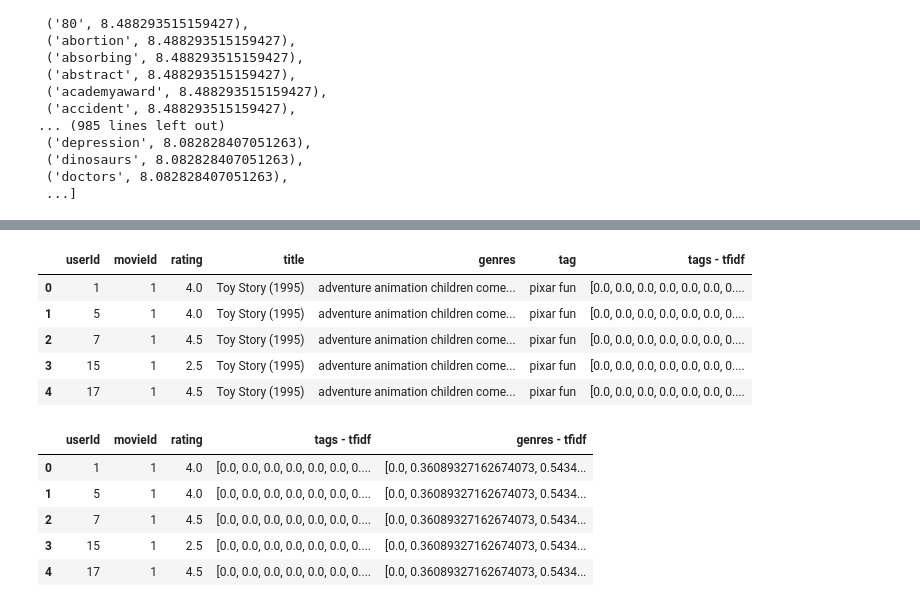
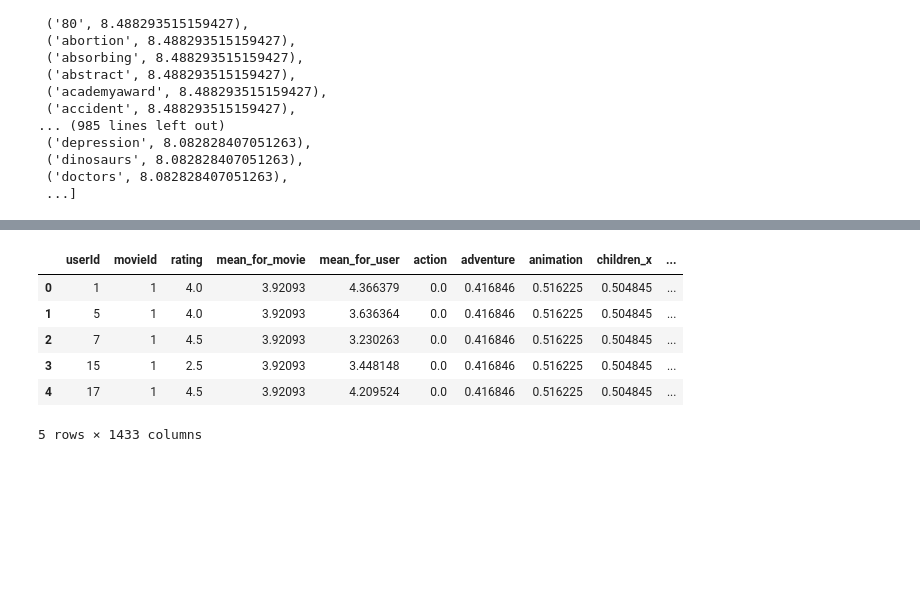
Before and after one commit to AnnaIvanova90/rsml-2, a Jupyter notebook: ml-latest-small/ml-latest-small/hw_1.ipynb, the cells around one changed output, grey strips where cells are left out. Saved outputs shown, nothing was run; the diff lists cells and outputs as text; code cells hidden in the pictures; blank space fills up the shorter version.

```diff
--- a/ml-latest-small/ml-latest-small/hw_1.ipynb
+++ b/ml-latest-small/ml-latest-small/hw_1.ipynb
@@ -81,3 +81,0 @@ tags.head()
-# %%
-X1_train_tfidf = tfidf_vec.fit_transform(tags['tag'])
-tags['tags - tfidf'] = list((X1_train_tfidf).toarray())
@@ -93,0 +82,6 @@ tags.head()
+# %%
+#обучим tf-idf по получившемуся списку тэгов
+matrix_tfidf = tfidf_vec.fit_transform(tags['tag'])
+tags_tfidf = pd.DataFrame(matrix_tfidf.todense(), columns = tfidf_vec.get_feature_names(), index=tags['movieId']).reset_index()
+
+tags_tfidf.head()
@@ -93,0 +96,6 @@ tags.head()
+# %%
+#обучим tf-idf по списку жанров
+
+tfidf_matrix = tfidf_vec.fit_transform(movies['genres'])
+genres_tfidf = pd.DataFrame(tfidf_matrix.todense(), columns = tfidf_vec.get_feature_names(), index=movies['movieId']).reset_index()
+genres_tfidf.head()
@@ -93,0 +110,11 @@ tags.head()
+# %%
+#добавим средние оценки по фильму и по пользователю
+mean_rating = ratings.groupby(['movieId']).rating.agg(['mean'])
+ratings = ratings.join(mean_rating , on='movieId')
+ratings = ratings.rename({'mean': 'mean_for_movie'}, axis=1)
+
+user_rat = ratings.groupby(['userId']).rating.agg(['mean'])
+ratings = ratings.join(user_rat , on='userId')
+ratings = ratings.rename({'mean': 'mean_for_user'}, axis=1)
+
+ratings.head()
@@ -94,12 +128,13 @@ tags.head()
 # %%
 #объединяем датафреймы
-rat_movies = ratings.join(movies.set_index('movieId'), on='movieId')
-finall = rat_movies.merge(tags, on = ['movieId'])
+movie_info = genres_tfidf.merge(tags_tfidf, on='movieId')
+finall = ratings.merge(movie_info, on = ['movieId'])
 finall.head()
 # %% [output]
-|  | userId | movieId | rating | title | genres | tag | tags - tfidf |
-| 0 | 1 | 1 | 4.0 | Toy Story (1995) | adventure animation children come... | pixar fun | [0.0, 0.0, 0.0, 0.0, 0.0, 0.0, 0.... |
-| 1 | 5 | 1 | 4.0 | Toy Story (1995) | adventure animation children come... | pixar fun | [0.0, 0.0, 0.0, 0.0, 0.0, 0.0, 0.... |
-| 2 | 7 | 1 | 4.5 | Toy Story (1995) | adventure animation children come... | pixar fun | [0.0, 0.0, 0.0, 0.0, 0.0, 0.0, 0.... |
-| 3 | 15 | 1 | 2.5 | Toy Story (1995) | adventure animation children come... | pixar fun | [0.0, 0.0, 0.0, 0.0, 0.0, 0.0, 0.... |
-| 4 | 17 | 1 | 4.5 | Toy Story (1995) | adventure animation children come... | pixar fun | [0.0, 0.0, 0.0, 0.0, 0.0, 0.0, 0.... |
+|  | userId | movieId | rating | mean_for_movie | mean_for_user | action | adventure | animation | children_x | ... |
+| 0 | 1 | 1 | 4.0 | 3.92093 | 4.366379 | 0.0 | 0.416846 | 0.516225 | 0.504845 | ... |
+| 1 | 5 | 1 | 4.0 | 3.92093 | 3.636364 | 0.0 | 0.416846 | 0.516225 | 0.504845 | ... |
+| 2 | 7 | 1 | 4.5 | 3.92093 | 3.230263 | 0.0 | 0.416846 | 0.516225 | 0.504845 | ... |
+| 3 | 15 | 1 | 2.5 | 3.92093 | 3.448148 | 0.0 | 0.416846 | 0.516225 | 0.504845 | ... |
+| 4 | 17 | 1 | 4.5 | 3.92093 | 4.209524 | 0.0 | 0.416846 | 0.516225 | 0.504845 | ... |
+5 rows × 1433 columns
@@ -111,10 +140,0 @@ finall['genres - tfidf'] = list(tfidf_vec.fit_transform(finall['genres']).toarra
-# %%
-finall = finall.drop(['genres', 'tag', 'title'], axis = 1)
-finall.head()
-# %% [output]
-|  | userId | movieId | rating | tags - tfidf | genres - tfidf |
-| 0 | 1 | 1 | 4.0 | [0.0, 0.0, 0.0, 0.0, 0.0, 0.0, 0.... | [0.0, 0.36089327162674073, 0.5434... |
-| 1 | 5 | 1 | 4.0 | [0.0, 0.0, 0.0, 0.0, 0.0, 0.0, 0.... | [0.0, 0.36089327162674073, 0.5434... |
-| 2 | 7 | 1 | 4.5 | [0.0, 0.0, 0.0, 0.0, 0.0, 0.0, 0.... | [0.0, 0.36089327162674073, 0.5434... |
-| 3 | 15 | 1 | 2.5 | [0.0, 0.0, 0.0, 0.0, 0.0, 0.0, 0.... | [0.0, 0.36089327162674073, 0.5434... |
-| 4 | 17 | 1 | 4.5 | [0.0, 0.0, 0.0, 0.0, 0.0, 0.0, 0.... | [0.0, 0.36089327162674073, 0.5434... |
```
Also changed, not shown: parts of 15 cells of this notebook.
